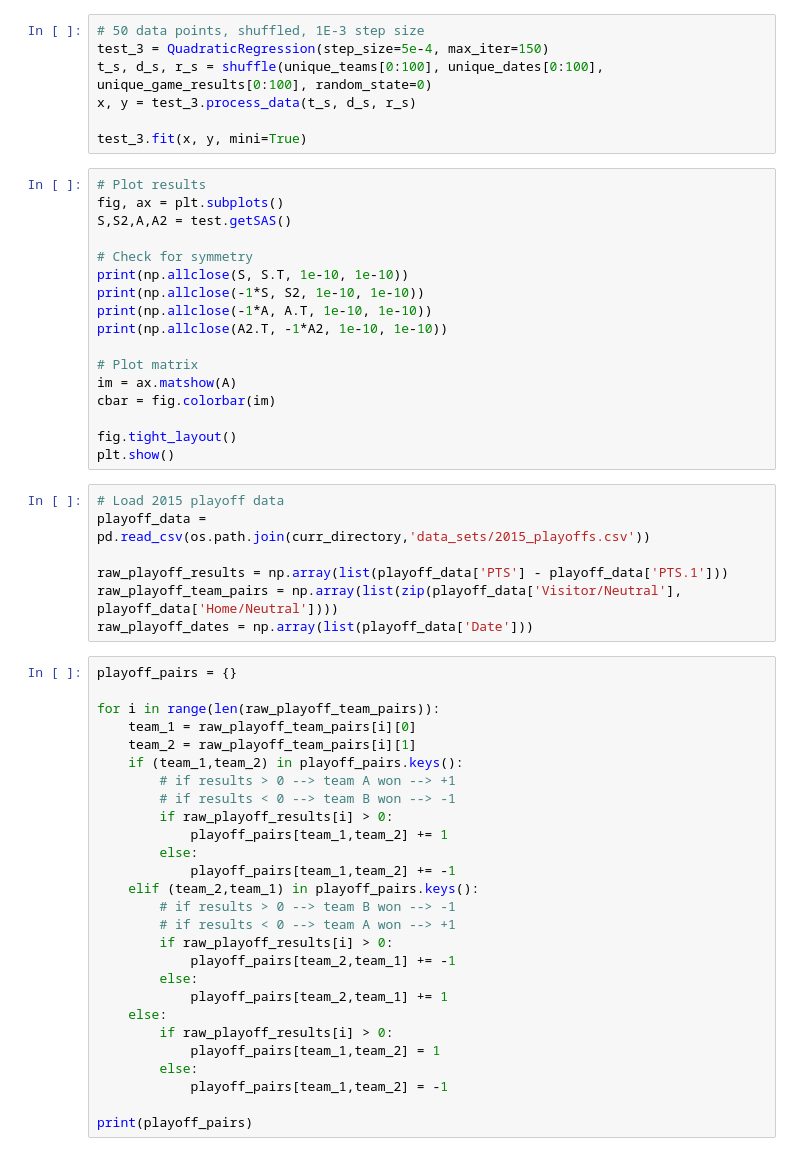
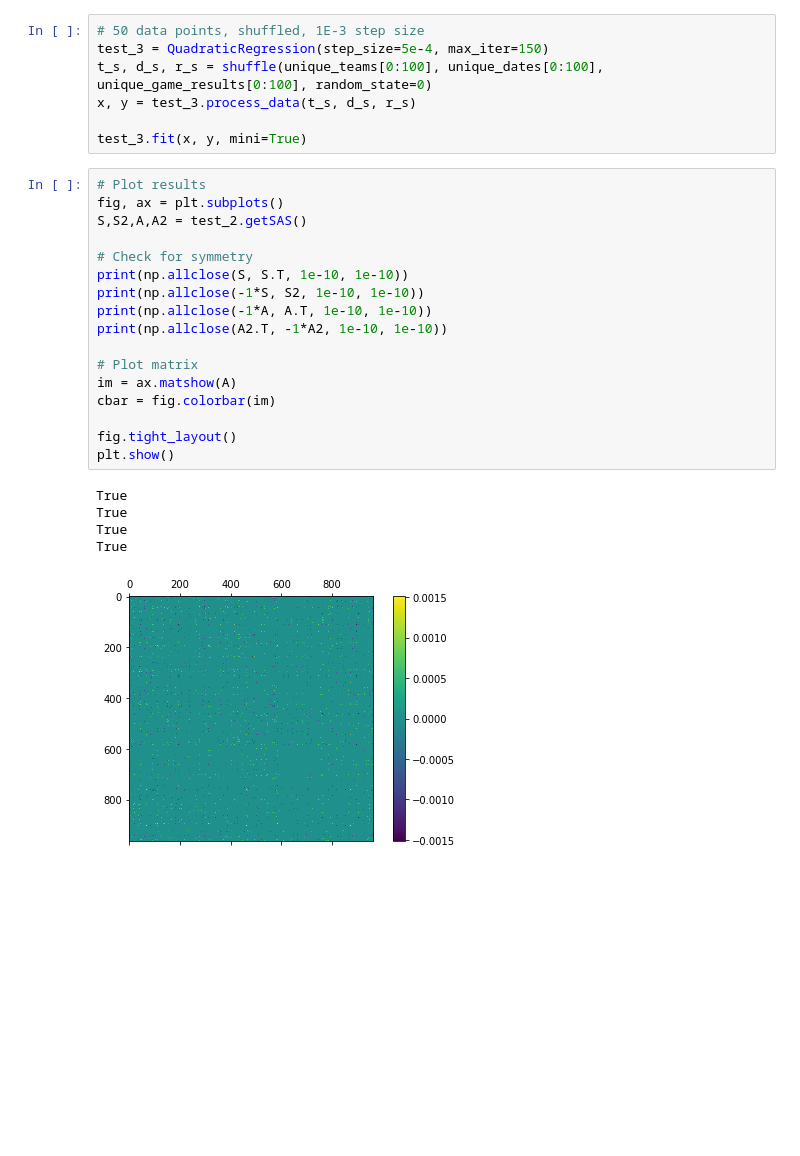
Before and after one commit to prastutisingh/NBA-Chemistry, a Jupyter notebook: quadratic_classifier.ipynb, the cells around one changed output. Saved outputs shown, nothing was run; the diff lists cells and outputs as text; blank space fills up the shorter version.

```diff
--- a/quadratic_classifier.ipynb
+++ b/quadratic_classifier.ipynb
@@ -459,51 +469,23 @@ test_3.fit(x, y, mini=True)
 # %%
 # Plot results
 fig, ax = plt.subplots()
-S,S2,A,A2 = test.getSAS()
+S,S2,A,A2 = test_2.getSAS()
 
 # Check for symmetry
 print(np.allclose(S, S.T, 1e-10, 1e-10))
 print(np.allclose(-1*S, S2, 1e-10, 1e-10))
 print(np.allclose(-1*A, A.T, 1e-10, 1e-10))
 print(np.allclose(A2.T, -1*A2, 1e-10, 1e-10))
 
 # Plot matrix
 im = ax.matshow(A)
 cbar = fig.colorbar(im)
 
 fig.tight_layout()
 plt.show()
+# %% [output]
+True
+True
+True
+True
+[figure, added]
-# %%
-# Load 2015 playoff data
-playoff_data = pd.read_csv(os.path.join(curr_directory,'data_sets/2015_playoffs.csv'))
-
-raw_playoff_results = np.array(list(playoff_data['PTS'] - playoff_data['PTS.1']))
-raw_playoff_team_pairs = np.array(list(zip(playoff_data['Visitor/Neutral'], playoff_data['Home/Neutral'])))
-raw_playoff_dates = np.array(list(playoff_data['Date']))
-# %%
-playoff_pairs = {}
-
-for i in range(len(raw_playoff_team_pairs)):
-    team_1 = raw_playoff_team_pairs[i][0]
-    team_2 = raw_playoff_team_pairs[i][1]
-    if (team_1,team_2) in playoff_pairs.keys():
-        # if results > 0 --> team A won --> +1
-        # if results < 0 --> team B won --> -1
-        if raw_playoff_results[i] > 0:
-            playoff_pairs[team_1,team_2] += 1
-        else:
-            playoff_pairs[team_1,team_2] += -1
-    elif (team_2,team_1) in playoff_pairs.keys():
-        # if results > 0 --> team B won --> -1
-        # if results < 0 --> team A won --> +1
-        if raw_playoff_results[i] > 0:
-            playoff_pairs[team_2,team_1] += -1
-        else:
-            playoff_pairs[team_2,team_1] += 1
-    else:
-        if raw_playoff_results[i] > 0:
-            playoff_pairs[team_1,team_2] = 1
-        else:
-            playoff_pairs[team_1,team_2] = -1
-
-print(playoff_pairs)
```
Also changed, not shown: parts of 8 cells of this notebook, 2 other files.
